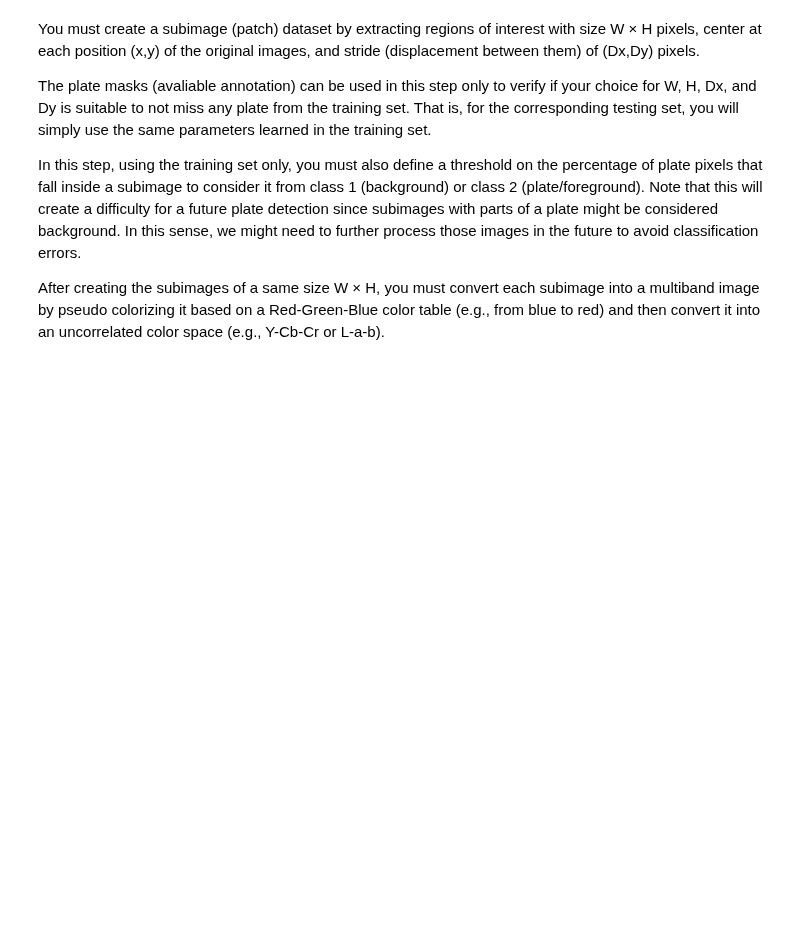
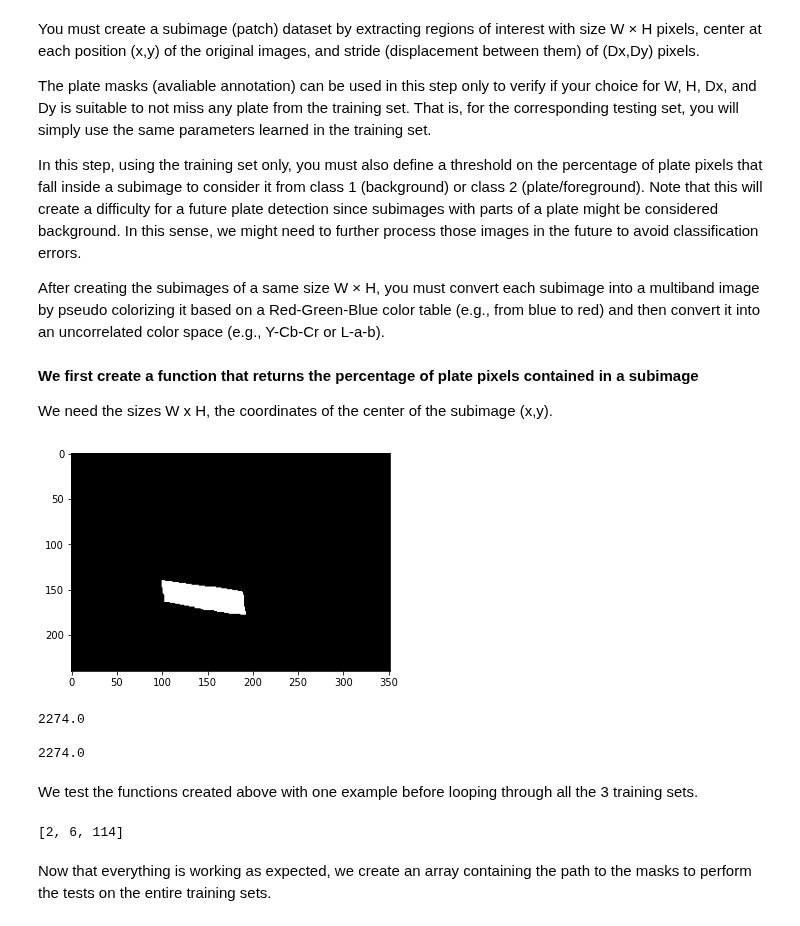
Before and after one commit to aissahm/image_analysis, a Jupyter notebook: project_1.ipynb, the cells around one changed output. Drawn from its saved outputs; the diff is of its cells as text; code cells hidden in the pictures; blank space fills up the shorter version.

```diff
--- a/project_1.ipynb
+++ b/project_1.ipynb
@@ -24,3 +29,7 @@ The plate masks (avaliable annotation) can be used in this step only to verify i
 In this step, using the training set only, you must also define a threshold on the percentage of plate pixels that fall inside a subimage to consider it from class 1 (background) or class 2 (plate/foreground). Note that this will create a difficulty for a future plate detection since subimages with parts of a plate might be considered background. In this sense, we might need to further process those images in the future to avoid classification errors.
 
 After creating the subimages of a same size W × H, you must convert each subimage into a multiband image by pseudo colorizing it based on a Red-Green-Blue color table (e.g., from blue to red) and then convert it into an uncorrelated color space (e.g., Y-Cb-Cr or L-a-b).
+# %% [markdown]
+**We first create a function that returns the percentage of plate pixels contained in a subimage**
+
+We need the sizes W x H, the coordinates of the center of the subimage (x,y).
@@ -26,0 +53,24 @@ After creating the subimages of a same size W × H, you must convert each subima
+# %%
+test_image_path = "/content/plates/mask_0001.png"
+
+#Import image
+img = cv2.imread(test_image_path)
+
+#Show the image with matplotlib
+plt.imshow(img)
+plt.show()
+# %% [output]
+[figure, added]
+# %%
+w = 150
+h = 100
+x = 150
+y = 150
+
+print(returnPlateNumberPixelsCovBySubimage(w, h, x, y, img))
+print()
+print(returnPlateNumberPixelsFromMask(img))
+# %% [output]
+2274.0
+
+2274.0
@@ -26,0 +129,16 @@ After creating the subimages of a same size W × H, you must convert each subima
+# %% [markdown]
+We test the functions created above with one example before looping through all the 3 training sets.
+# %%
+w = 151
+h = 51
+dx = 40
+dy = 10
+test_image_path = "/content/plates/mask_0001.png"
+
+threshold = 0.9
+
+scanOriginalImageUsingSubImagesWith(w, h, dx, dy, test_image_path, threshold)
+# %% [output]
+[2, 6, 114]
+# %% [markdown]
+Now that everything is working as expected, we create an array containing the path to the masks to perform the tests on the entire training sets.
```
Also changed, not shown: parts of 16 cells of this notebook.
